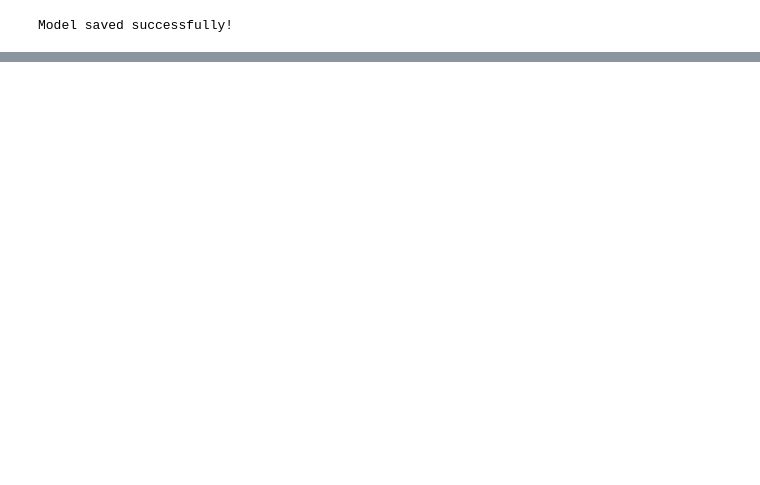
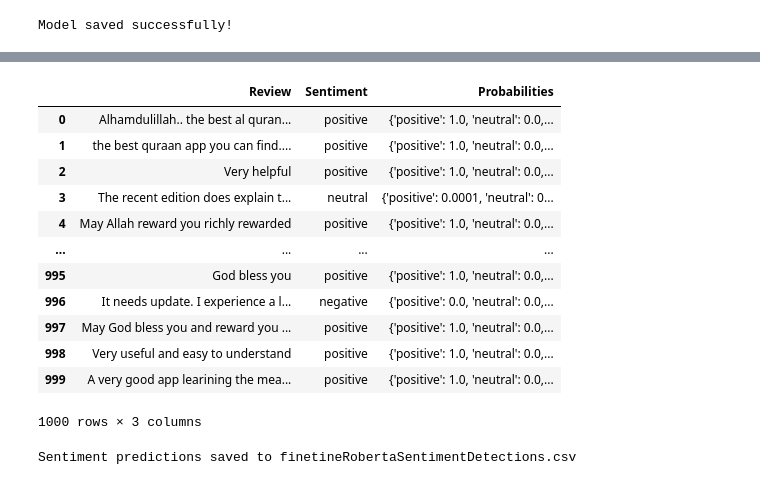
Before and after one commit to TahlilMahfuz/RAG_Implementation, a Jupyter notebook: finetuneRoberta.ipynb, the cells around one changed output, grey strips where cells are left out. Saved outputs shown, nothing was run; the diff lists cells and outputs as text; code cells hidden in the pictures; blank space fills up the shorter version.

```diff
--- a/finetuneRoberta.ipynb
+++ b/finetuneRoberta.ipynb
@@ -635,0 +691,25 @@ print(f"Probabilities: {result['probabilities']}")
+# %%
+df_subset = df_subset.drop(columns=['Reply'])
+df_subset
+# %% [output]
+|  | Review | Sentiment | Probabilities |
+| 0 | Alhamdulillah.. the best al quran... | positive | {'positive': 1.0, 'neutral': 0.0,... |
+| 1 | the best quraan app you can find.... | positive | {'positive': 1.0, 'neutral': 0.0,... |
+| 2 | Very helpful | positive | {'positive': 1.0, 'neutral': 0.0,... |
+| 3 | The recent edition does explain t... | neutral | {'positive': 0.0001, 'neutral': 0... |
+| 4 | May Allah reward you richly rewarded | positive | {'positive': 1.0, 'neutral': 0.0,... |
+| ... | ... | ... | ... |
+| 995 | God bless you | positive | {'positive': 1.0, 'neutral': 0.0,... |
+| 996 | It needs update. I experience a l... | negative | {'positive': 0.0, 'neutral': 0.0,... |
+| 997 | May God bless you and reward you ... | positive | {'positive': 1.0, 'neutral': 0.0,... |
+| 998 | Very useful and easy to understand | positive | {'positive': 1.0, 'neutral': 0.0,... |
+| 999 | A very good app learining the mea... | positive | {'positive': 1.0, 'neutral': 0.0,... |
+1000 rows × 3 columns
+# %%
+# Save the dataframe to a CSV file
+output_path = 'finetineRobertaSentimentDetections.csv'
+df_subset.to_csv(output_path, index=False)
+
+print(f"Sentiment predictions saved to {output_path}")
+# %% [output]
+Sentiment predictions saved to finetineRobertaSentimentDetections.csv
```
Also changed, not shown: parts of 17 cells of this notebook, 1 other file.
